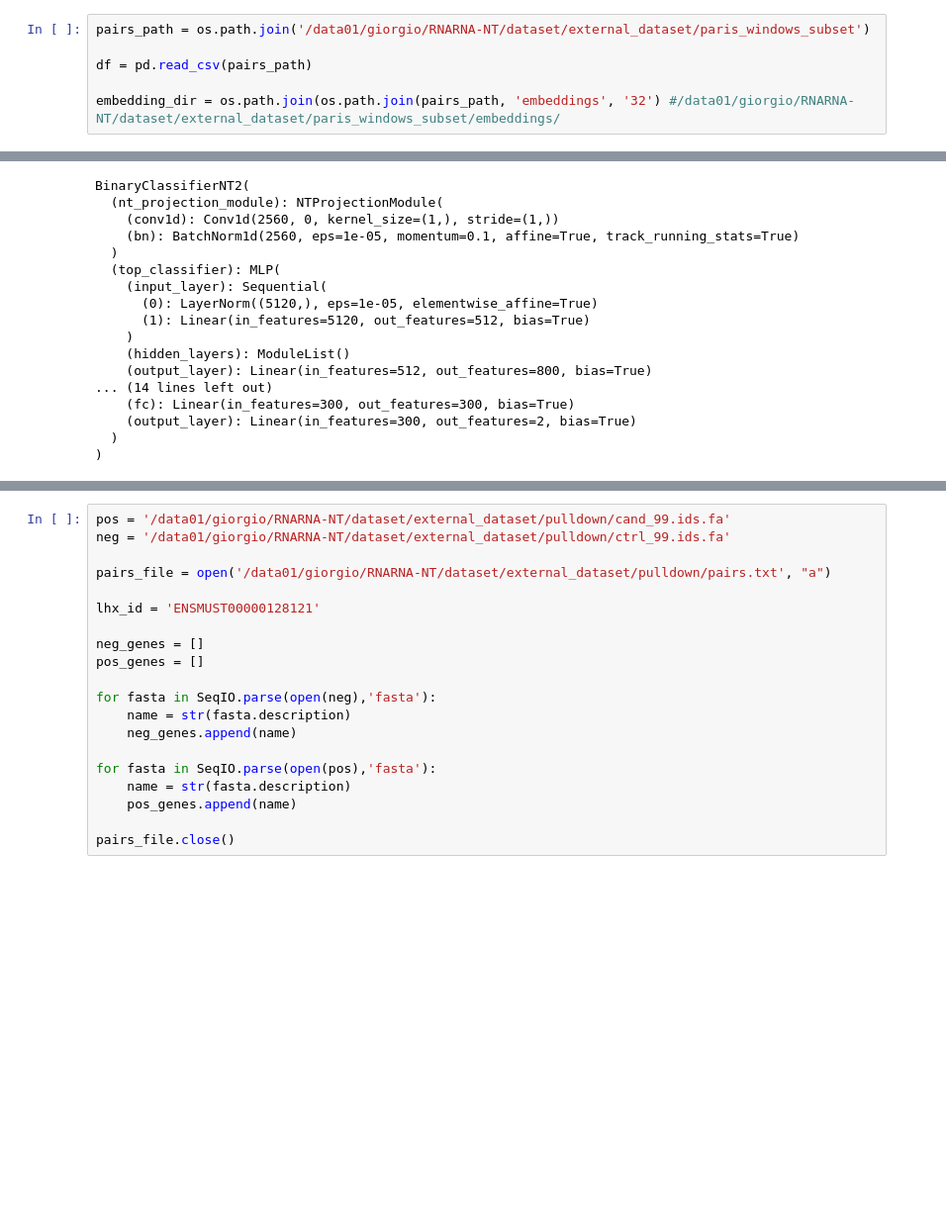
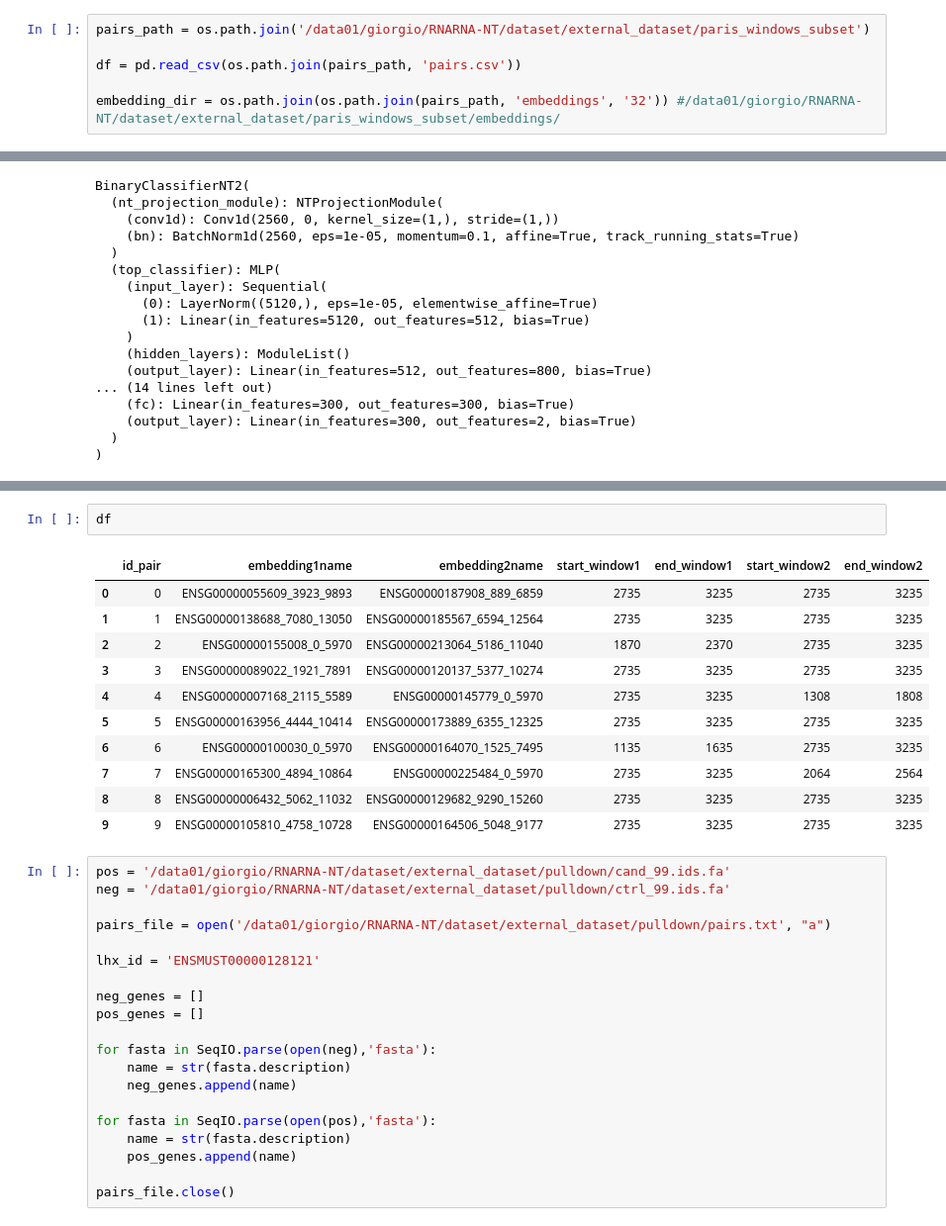
Before and after one commit to giorgiobini/RIME, a Jupyter notebook: src/run_inference_new.ipynb, the cells around one changed output, grey strips where cells are left out. Shown at 99% size. Cells and saved outputs as stored; diff of their text form; blank space fills up the shorter version.

```diff
--- a/src/run_inference_new.ipynb
+++ b/src/run_inference_new.ipynb
@@ -45,9 +48,9 @@ args.resume = os.path.join(checkpoint_dir, 'best_model.pth')
 # %%
 pairs_path = os.path.join('/data01/giorgio/RNARNA-NT/dataset/external_dataset/paris_windows_subset')
 
-df = pd.read_csv(pairs_path)
+df = pd.read_csv(os.path.join(pairs_path, 'pairs.csv'))
 
-embedding_dir = os.path.join(os.path.join(pairs_path, 'embeddings', '32') #/data01/giorgio/RNARNA-NT/dataset/external_dataset/paris_windows_subset/embeddings/
+embedding_dir = os.path.join(os.path.join(pairs_path, 'embeddings', '32')) #/data01/giorgio/RNARNA-NT/dataset/external_dataset/paris_windows_subset/embeddings/
 # %%
 device = torch.device(args.device)
 model = build_model(args)
@@ -107,3 +123,17 @@ res = pd.DataFrame({
+# %%
+df
+# %% [output]
+|  | id_pair | embedding1name | embedding2name | start_window1 | end_window1 | start_window2 | end_window2 |
+| 0 | 0 | ENSG00000055609_3923_9893 | ENSG00000187908_889_6859 | 2735 | 3235 | 2735 | 3235 |
+| 1 | 1 | ENSG00000138688_7080_13050 | ENSG00000185567_6594_12564 | 2735 | 3235 | 2735 | 3235 |
+| 2 | 2 | ENSG00000155008_0_5970 | ENSG00000213064_5186_11040 | 1870 | 2370 | 2735 | 3235 |
+| 3 | 3 | ENSG00000089022_1921_7891 | ENSG00000120137_5377_10274 | 2735 | 3235 | 2735 | 3235 |
+| 4 | 4 | ENSG00000007168_2115_5589 | ENSG00000145779_0_5970 | 2735 | 3235 | 1308 | 1808 |
+| 5 | 5 | ENSG00000163956_4444_10414 | ENSG00000173889_6355_12325 | 2735 | 3235 | 2735 | 3235 |
+| 6 | 6 | ENSG00000100030_0_5970 | ENSG00000164070_1525_7495 | 1135 | 1635 | 2735 | 3235 |
+| 7 | 7 | ENSG00000165300_4894_10864 | ENSG00000225484_0_5970 | 2735 | 3235 | 2064 | 2564 |
+| 8 | 8 | ENSG00000006432_5062_11032 | ENSG00000129682_9290_15260 | 2735 | 3235 | 2735 | 3235 |
+| 9 | 9 | ENSG00000105810_4758_10728 | ENSG00000164506_5048_9177 | 2735 | 3235 | 2735 | 3235 |
 # %%
 pos = '/data01/giorgio/RNARNA-NT/dataset/external_dataset/pulldown/cand_99.ids.fa'
 neg = '/data01/giorgio/RNARNA-NT/dataset/external_dataset/pulldown/ctrl_99.ids.fa'
```
Also changed, not shown: parts of 3 cells of this notebook, 3 other files.
